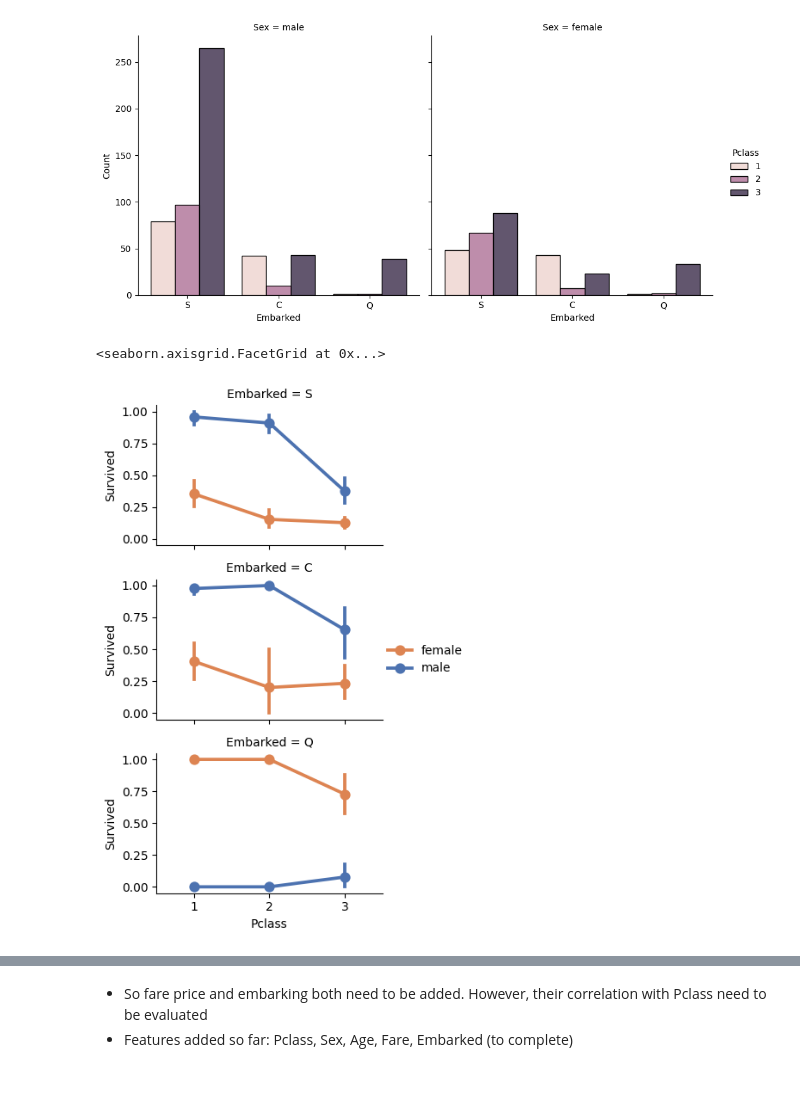
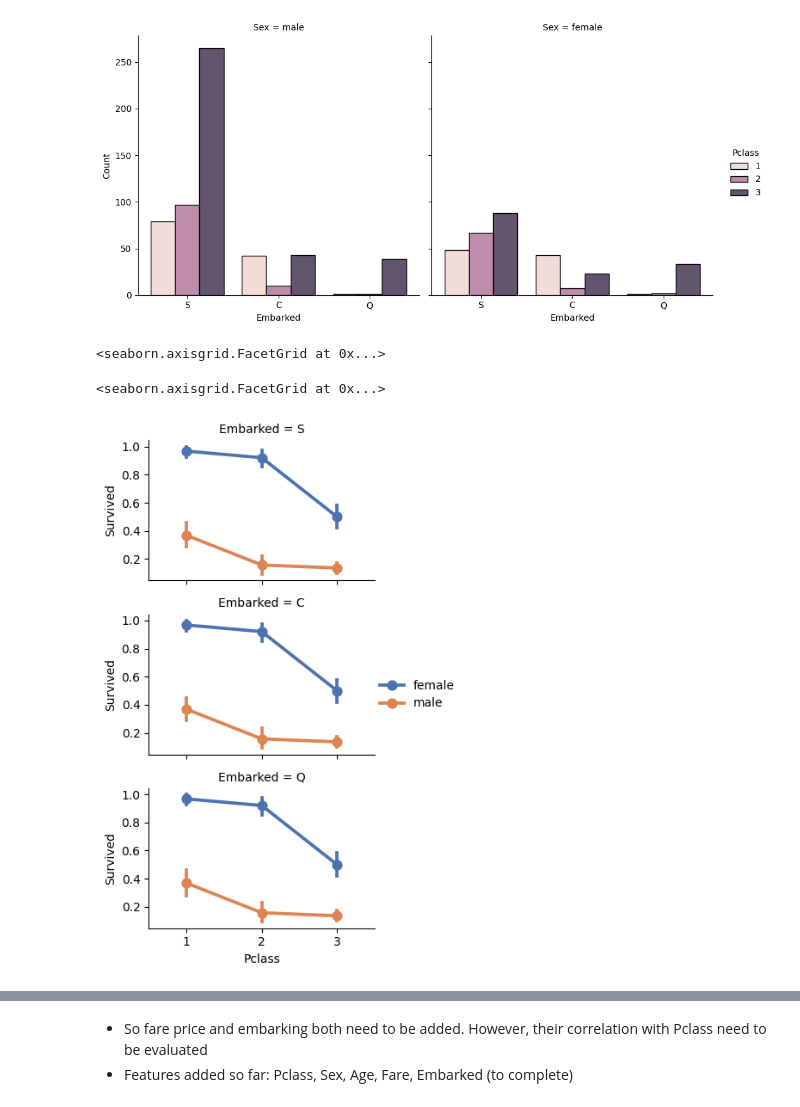
Before and after one commit to sundaramvivek10/titanic-dataset, a Jupyter notebook: TitanicDataAnalysis.ipynb, the cells around one changed output, grey strips where cells are left out. Saved outputs shown, nothing was run; the diff lists cells and outputs as text; code cells hidden in the pictures.

```diff
--- a/TitanicDataAnalysis.ipynb
+++ b/TitanicDataAnalysis.ipynb
@@ -206,11 +238,12 @@ sns.displot(train_df, x='Embarked', col='Sex', hue='Pclass', multiple='dodge', s
 # %%
 # For categorical features
 embarked_grid = sns.FacetGrid(train_df, row='Embarked', height=2.2, aspect=1.6)
-embarked_grid.map(sns.pointplot, 'Pclass', 'Survived', 'Sex', palette='deep')
+embarked_grid.map(sns.pointplot, data= train_df, x='Pclass', y='Survived', hue='Sex', order=None, palette='deep')
 embarked_grid.add_legend()
 # %% [output]
 <seaborn.axisgrid.FacetGrid at 0x...>
+<seaborn.axisgrid.FacetGrid at 0x...>
-[figure, old version]
+[figure, new version]
 # %%
 # Check if higher fare passengers have better survival chances
 sns.barplot(train_df, x='Survived', y='Fare')
```
Also changed, not shown: parts of 41 cells of this notebook.
